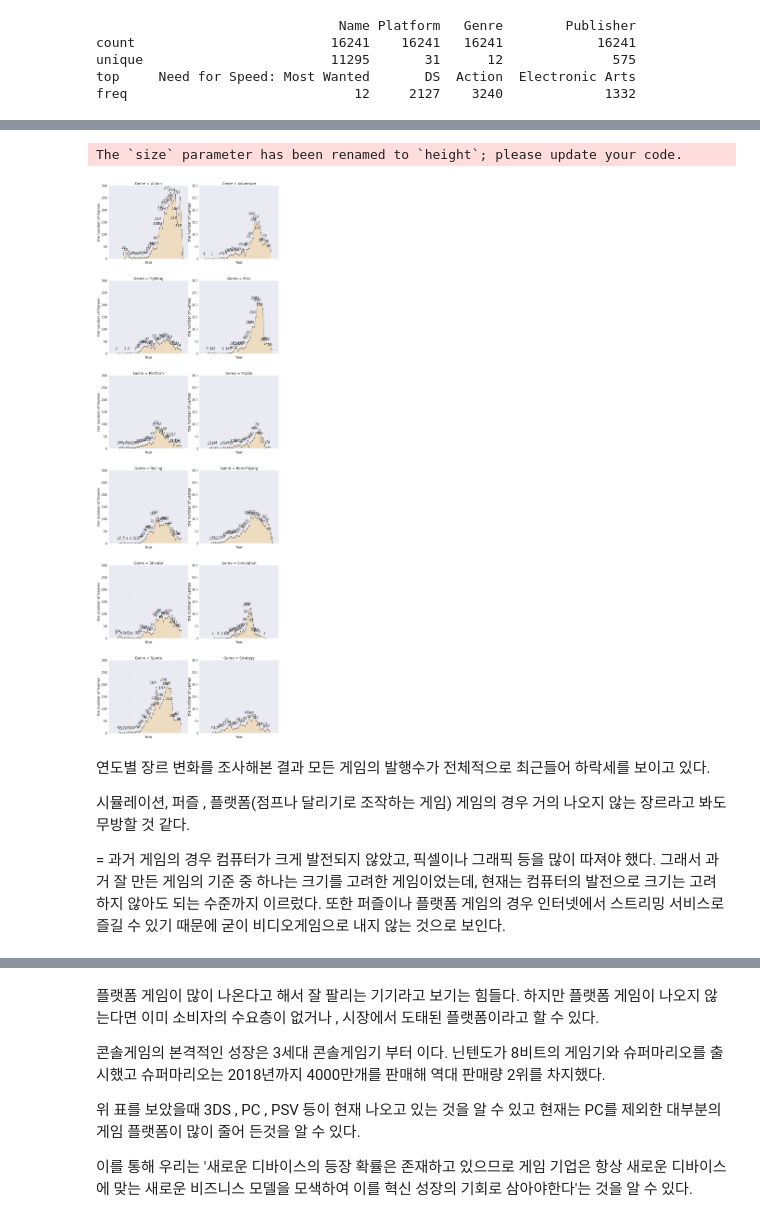
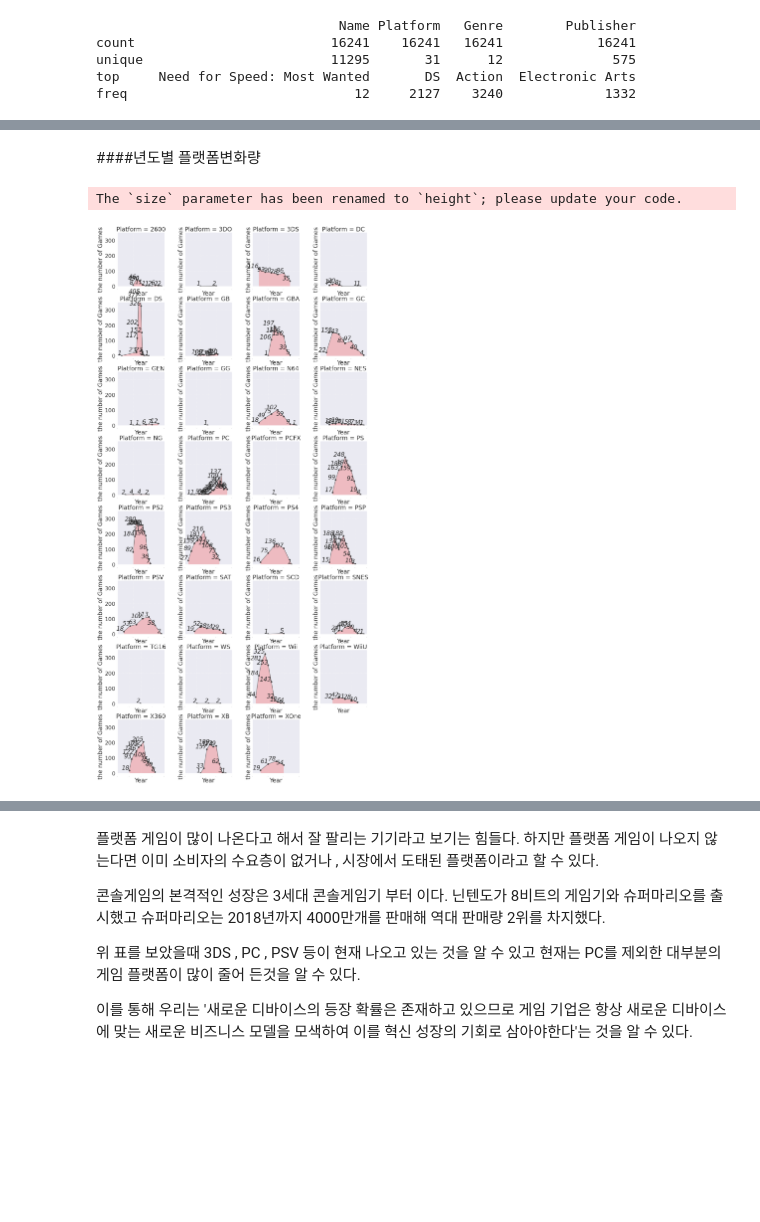
Before and after one commit to syh0397/codestates-AI-bootcamp-1, a Jupyter notebook: Untitled0.ipynb, the cells around one changed output, grey strips where cells are left out. Saved outputs shown, nothing was run; the diff lists cells and outputs as text; code cells hidden in the pictures; blank space fills up the shorter version.

```diff
--- a/Untitled0.ipynb
+++ b/Untitled0.ipynb
@@ -395,0 +443,12 @@ freq                             12     2127    3240             1332
+# %%
+x = data.groupby(['Year']).count()
+x = x['overall_sales']
+y = x.index.astype(int)
+
+plt.figure(figsize=(14,12))
+colors = sns.color_palette("muted")
+ax = sns.barplot(y = y, x = x, orient='h', palette=colors)
+ax.set_xlabel(xlabel='Number of all sales', fontsize=15)
+ax.set_ylabel(ylabel='Year', fontsize=15)
+ax.set_title(label='Game Sales Per Year', fontsize=20)
+plt.show();
@@ -396,33 +483,29 @@ freq                             12     2127    3240             1332
+# %% [markdown]
+####년도별 플랫폼변화량
 # %%
-# Grouping by each genre and each year, then count numbers
-genre_games = data[['Genre', 'Year']].groupby(['Genre', 'Year']).size()
-genre_sales = data[['NA_Sales', 'EU_Sales', 'JP_Sales', 'Other_Sales'] + ['Genre']].groupby('Genre').sum()
-genre_games = genre_games.reset_index() # Convert a multiindex Series to a dataframe
-genre_games = genre_games.rename(columns={0:'Games'})
+# Grouping by each Platform and each year, then count numbers
+Platform_games = data[['Platform', 'Year']].groupby(['Platform', 'Year']).size()
+Platform_sales = data[['NA_Sales', 'EU_Sales', 'JP_Sales', 'Other_Sales'] + ['Platform']].groupby('Platform').sum()
+Platform_games = Platform_games.reset_index() # Convert a multiindex Series to a dataframe
+Platform_games = Platform_games.rename(columns={0:'Games'})
 
 # Grid plot for each genre
 def lineplot(x, y, **kwargs):
 
     plt.plot(x, y, 'ko-', alpha=0.7)
     plt.grid(linestyle='--', alpha=0.5)
-    plt.fill_between(x, y, 0, facecolor='orange', alpha=0.2)
+    plt.fill_between(x, y, 0, facecolor='red', alpha=0.2)
 
     for tx, ty in zip(x, y):
-        plt.text(tx, ty+15, ty, horizontalalignment='right',
+        plt.text(tx, ty+5, ty, horizontalalignment='right',
                  fontdict={'style':'italic'})
 
-g = sns.FacetGrid(genre_games, col='Genre', sharex=False, sharey=False, col_wrap=2, size=9,
-                 col_order=genre_sales.index.values)
-g = (g.map(lineplot, 'Year', 'Games').set(ylim=(0, 300), xlabel='Year', ylabel='the number of Games')
-    .set_xticklabels(genre_games.Year, fontsize=1, rotation=15).fig.subplots_adjust(hspace=0.3))
+g = sns.FacetGrid(Platform_games, col='Platform', sharex=False, sharey=True, col_wrap=4, size=4,
+                 col_order=Platform_sales.index.values)
+g = (g.map(lineplot, 'Year', 'Games').set(ylim=(0, 350), xlabel='Year', ylabel='the number of Games')
+    .set_xticklabels(Platform_games.Year, fontsize=0.1, rotation=45).fig.subplots_adjust(hspace=0.3))
 
 plt.show();
 # %% [output]
 The `size` parameter has been renamed to `height`; please update your code.
-[figure, old version]
+[figure, new version]
-# %% [markdown]
-연도별 장르 변화를 조사해본 결과 모든 게임의 발행수가 전체적으로 최근들어 하락세를 보이고 있다.
-
-시뮬레이션, 퍼즐 , 플랫폼(점프나 달리기로 조작하는 게임) 게임의 경우 거의 나오지 않는 장르라고 봐도 무방할 것 같다.
-
-= 과거 게임의 경우 컴퓨터가 크게 발전되지 않았고, 픽셀이나 그래픽 등을 많이 따져야 했다. 그래서 과거 잘 만든 게임의 기준 중 하나는 크기를 고려한 게임이었는데, 현재는 컴퓨터의 발전으로 크기는 고려하지 않아도 되는 수준까지 이르렀다. 또한 퍼즐이나 플랫폼 게임의 경우 인터넷에서 스트리밍 서비스로 즐길 수 있기 때문에 굳이 비디오게임으로 내지 않는 것으로 보인다.
```
Also changed, not shown: parts of 20 cells of this notebook.
